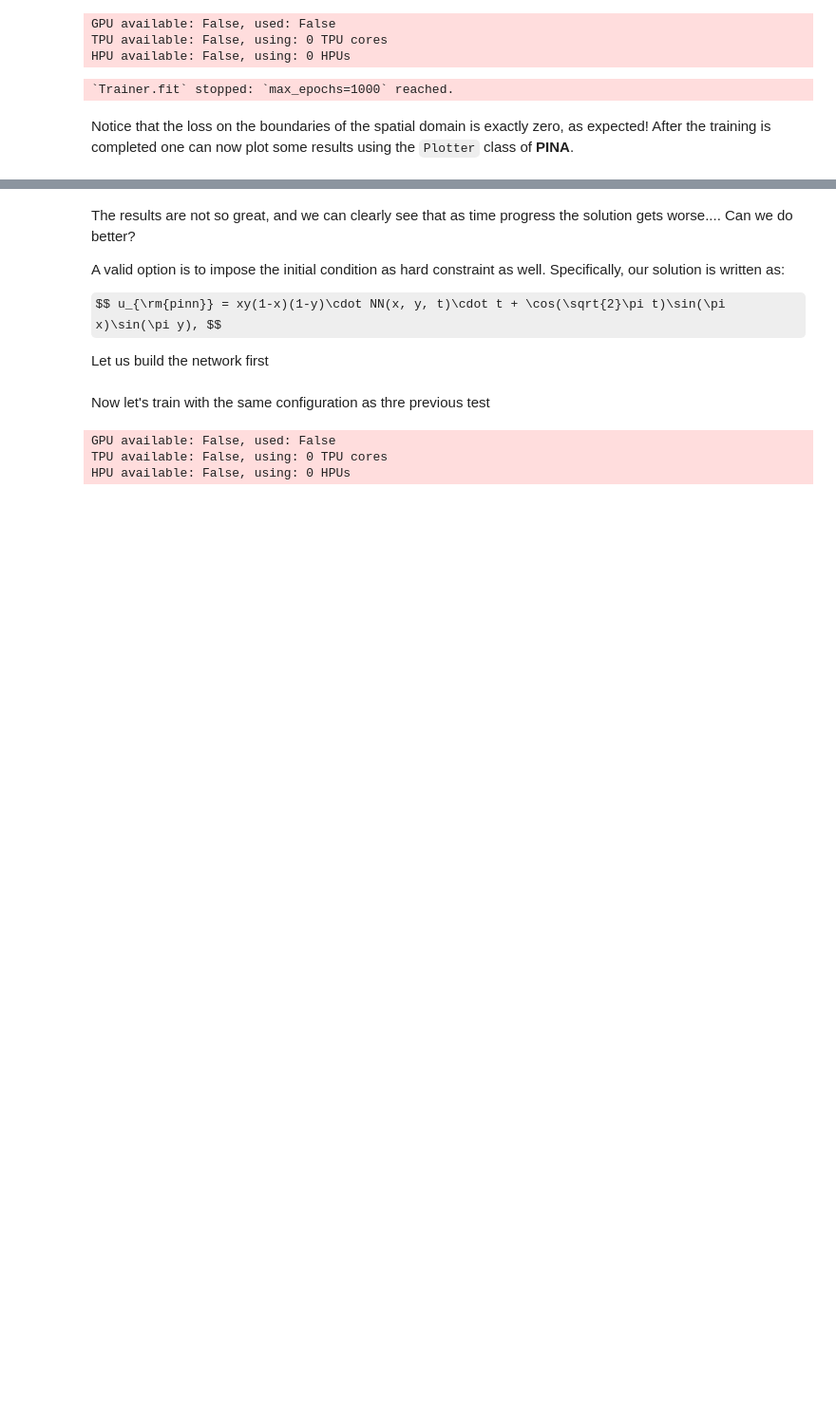
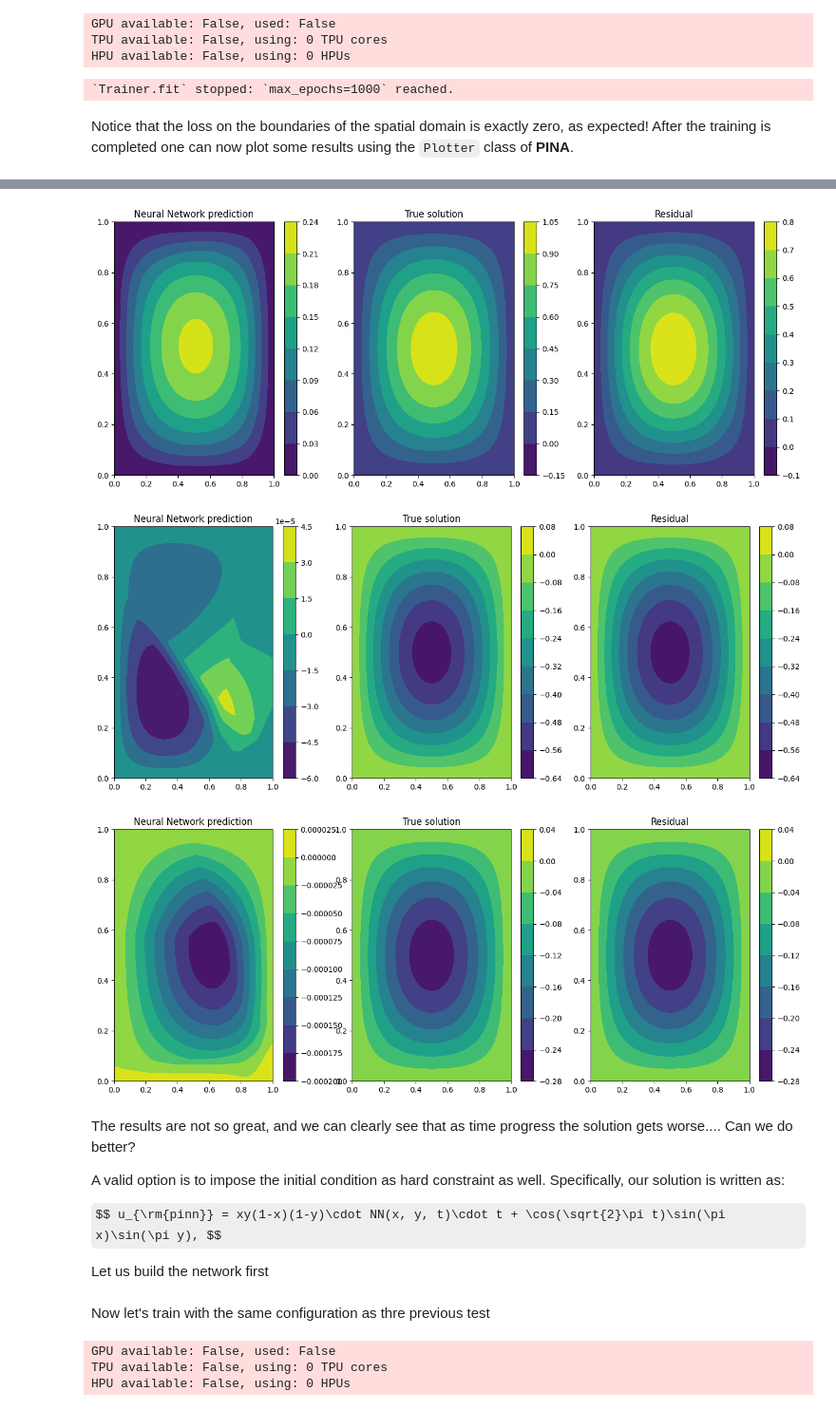
Before and after one commit to PINA-org/PINA-Tutorials, a Jupyter notebook: tutorial3/tutorial.ipynb, the cells around one changed output, grey strips where cells are left out. Shown at 95% size. Drawn from its saved outputs; the diff is of its cells as text; code cells hidden in the pictures; some formulas as TeX source; blank space fills up the shorter version.

```diff
--- a/tutorial3/tutorial.ipynb
+++ b/tutorial3/tutorial.ipynb
@@ -125,13 +126,80 @@ Notice that the loss on the boundaries of the spatial domain is exactly zero, as
 #plotter = Plotter()
 
 # plotting at fixed time t = 0.0
-#print('Plotting at t=0')
+print('Plotting at t=0')
 #plotter.plot(pinn, fixed_variables={'t': 0.0})
-
+fixed_variables={'t': 0.0}
+method='contourf'
+pts = pinn.problem.spatial_domain.sample(256, 'grid', variables=['x','y'])
+grids = [p_.reshape(256, 256) for p_ in pts.extract(['x','y']).T]
+fixed_pts = torch.ones(pts.shape[0], len(fixed_variables))
+fixed_pts *= torch.tensor(list(fixed_variables.values()))
+fixed_pts = fixed_pts.as_subclass(LabelTensor)
+fixed_pts.labels = list(fixed_variables.keys())
+pts = pts.append(fixed_pts)
+pts = pts.to(device=pinn.device)
+predicted_output = pinn.forward(pts).extract('u').as_subclass(torch.Tensor).cpu().detach().reshape(256,256)
+true_output = pinn.problem.truth_solution(pts).cpu().detach().reshape(256,256)
+pts = pts.cpu()
+grids = [p_.reshape(256, 256) for p_ in pts.extract(['x','y']).T]
+fig, ax = plt.subplots(nrows=1, ncols=3, figsize=(16, 6))
+cb = getattr(ax[0], method)(*grids, predicted_output)
+fig.colorbar(cb, ax=ax[0])
+ax[0].title.set_text('Neural Network prediction')
+cb = getattr(ax[1], method)(*grids, true_output)
+fig.colorbar(cb, ax=ax[1])
+ax[1].title.set_text('True solution')
+cb = getattr(ax[2],method)(*grids,(true_output - predicted_output))
+fig.colorbar(cb, ax=ax[2])
+ax[2].title.set_text('Residual')
 # plotting at fixed time t = 0.5
-#print('Plotting at t=0.5')
+print('Plotting at t=0.5')
 #plotter.plot(pinn, fixed_variables={'t': 0.5})
-
+fixed_variables={'t': 0.5}
+pts = pinn.problem.spatial_domain.sample(256, 'grid', variables=['x','y'])
+fixed_pts = torch.ones(pts.shape[0], len(fixed_variables))
+fixed_pts *= torch.tensor(list(fixed_variables.values()))
+fixed_pts = fixed_pts.as_subclass(LabelTensor)
+fixed_pts.labels = list(fixed_variables.keys())
+pts = pts.append(fixed_pts)
+pts = pts.to(device=pinn.device)
+predicted_output = pinn.forward(pts).extract('u').as_subclass(torch.Tensor).cpu().detach().reshape(256,256)
+true_output = pinn.problem.truth_solution(pts).cpu().detach().reshape(256,256)
+pts = pts.cpu()
+grids = [p_.reshape(256, 256) for p_ in pts.extract(['x','y']).T]
+fig, ax = plt.subplots(nrows=1, ncols=3, figsize=(16, 6))
+cb = getattr(ax[0], method)(*grids, predicted_output)
+fig.colorbar(cb, ax=ax[0])
+ax[0].title.set_text('Neural Network prediction')
+cb = getattr(ax[1], method)(*grids, true_output)
+fig.colorbar(cb, ax=ax[1])
+ax[1].title.set_text('True solution')
+cb = getattr(ax[2],method)(*grids,(true_output - predicted_output))
+fig.colorbar(cb, ax=ax[2])
+ax[2].title.set_text('Residual')
 # plotting at fixed time t = 1.
-#print('Plotting at t=1')
+print('Plotting at t=1')
 #plotter.plot(pinn, fixed_variables={'t': 1.0})
+fixed_variables={'t': 1.0}
+pts = pinn.problem.spatial_domain.sample(256, 'grid', variables=['x','y'])
+fixed_pts = torch.ones(pts.shape[0], len(fixed_variables))
+fixed_pts *= torch.tensor(list(fixed_variables.values()))
+fixed_pts = fixed_pts.as_subclass(LabelTensor)
+fixed_pts.labels = list(fixed_variables.keys())
+pts = pts.append(fixed_pts)
+pts = pts.to(device=pinn.device)
+predicted_output = pinn.forward(pts).extract('u').as_subclass(torch.Tensor).cpu().detach().reshape(256,256)
+true_output = pinn.problem.truth_solution(pts).cpu().detach().reshape(256,256)
+pts = pts.cpu()
+grids = [p_.reshape(256, 256) for p_ in pts.extract(['x','y']).T]
+fig, ax = plt.subplots(nrows=1, ncols=3, figsize=(16, 6))
+cb = getattr(ax[0], method)(*grids, predicted_output)
+fig.colorbar(cb, ax=ax[0])
+ax[0].title.set_text('Neural Network prediction')
+cb = getattr(ax[1], method)(*grids, true_output)
+fig.colorbar(cb, ax=ax[1])
+ax[1].title.set_text('True solution')
+cb = getattr(ax[2],method)(*grids,(true_output - predicted_output))
+fig.colorbar(cb, ax=ax[2])
+ax[2].title.set_text('Residual')
+# %% [output]
@@ -138,3 +209,6 @@ Notice that the loss on the boundaries of the spatial domain is exactly zero, as
+[figure, added]
+[figure, added]
+[figure, added]
 # %% [markdown]
 The results are not so great, and we can clearly see that as time progress the solution gets worse.... Can we do better?
 
```
Also changed, not shown: parts of 3 cells of this notebook, 7 other files.
